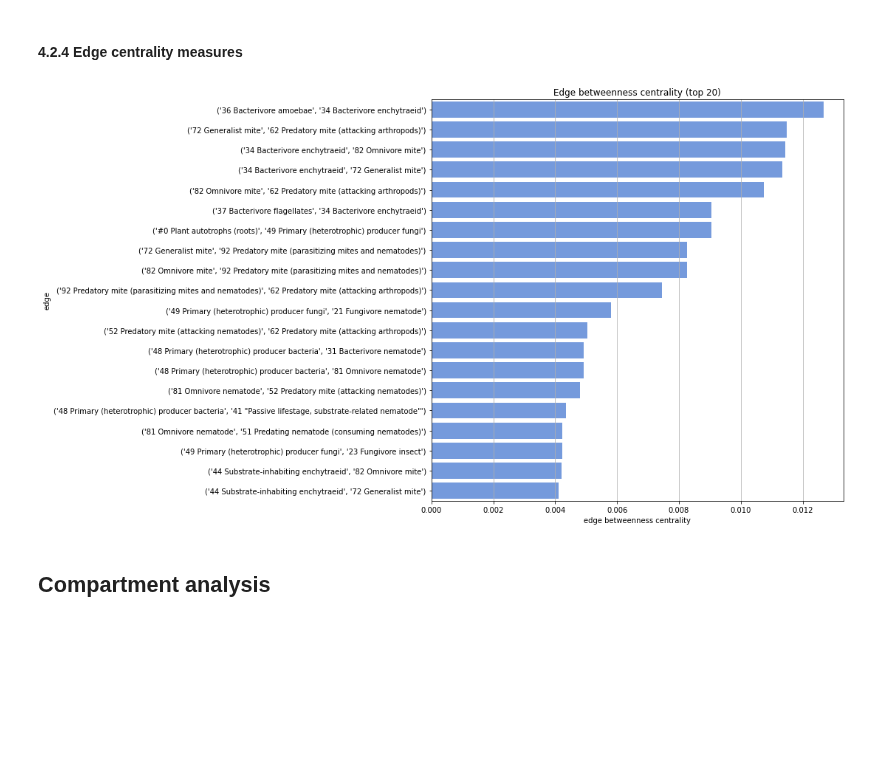
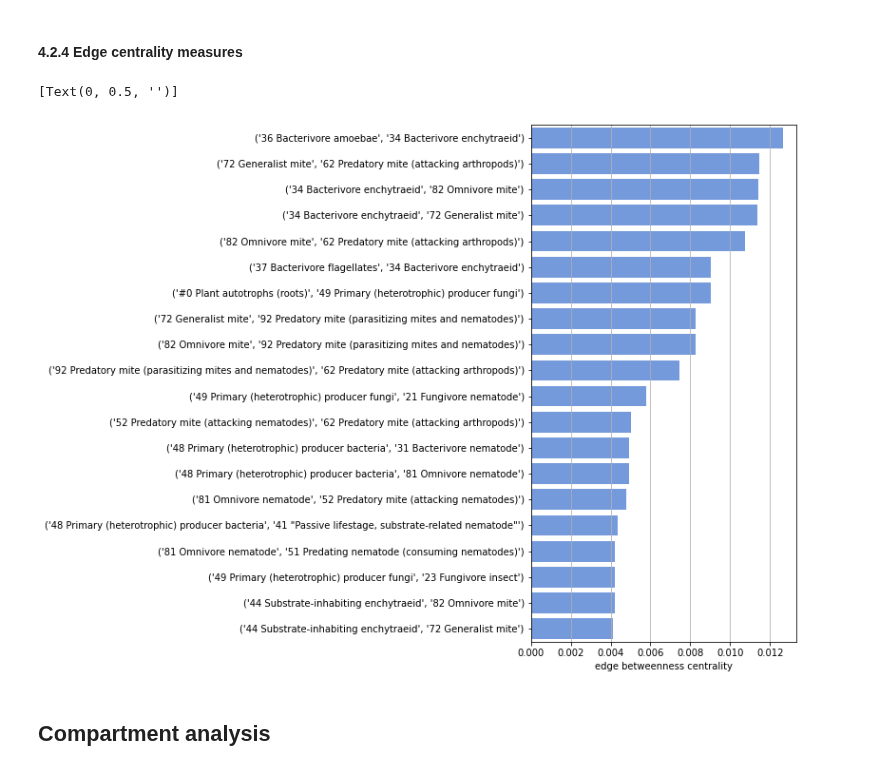
Before and after one commit to MartinMarzi/BEFANA, a Jupyter notebook: 3-network analysis.ipynb, the cells around one changed output. Saved outputs shown, nothing was run; the diff lists cells and outputs as text; code cells hidden in the pictures; blank space fills up the shorter version.

```diff
--- a/3-network analysis.ipynb
+++ b/3-network analysis.ipynb
@@ -130,13 +147,15 @@ _ = ax.set_title("Summary of network centrality measures")
 # %%
 edge_centralities = pd.DataFrame(sorted(nx.centrality.edge_betweenness_centrality(G).items(), reverse=True, key=lambda x: x[1]),
                                  columns=['edge', 'edge betweenness centrality'])
 
-fig, plot = plt.subplots(figsize=(10, 10))
+fig, plot = plt.subplots(figsize=(5, 10))
 ax = sns.barplot(x='edge betweenness centrality', y='edge', data=edge_centralities.iloc[:20], color='cornflowerblue')
 ax.grid(which='major', axis='x')
-_ = ax.set_title('Edge betweenness centrality (top 20)')
+ax.set(ylabel=None)
+#ax.set_title('Edge betweenness centrality (top 20)')
 # %% [output]
+[Text(0, 0.5, '')]
-[figure, old version]
+[figure, new version]
 # %% [markdown]
 ## Compartment analysis
 # %% [markdown]
```
Also changed, not shown: parts of 8 cells of this notebook, 6 other files.
